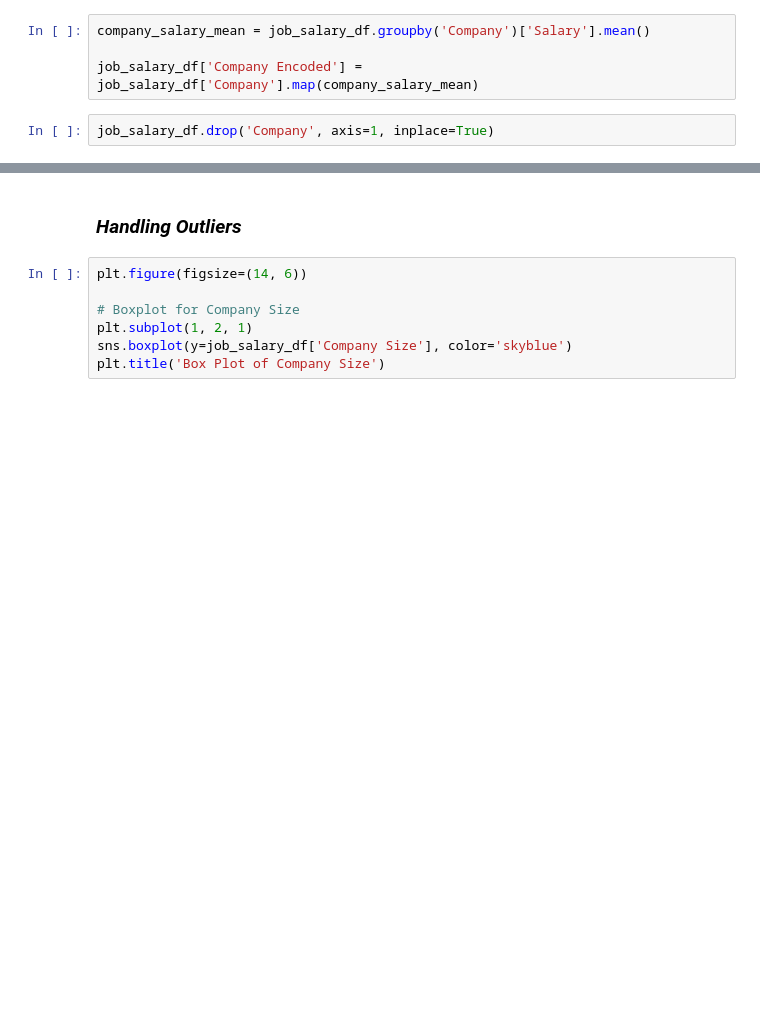
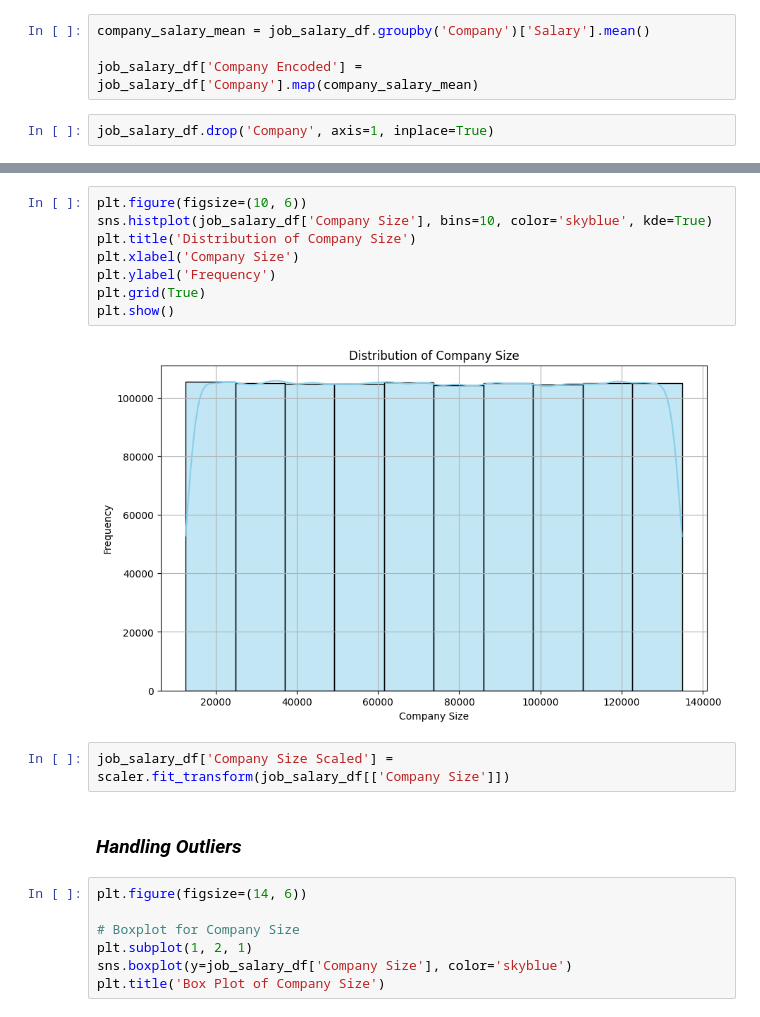
Before and after one commit to Ebio-Raza/Job-Salary-Prediction-Model, a Jupyter notebook: Proj.ipynb, the cells around one changed output, grey strips where cells are left out. Drawn from its saved outputs; the diff is of its cells as text; blank space fills up the shorter version.

```diff
--- a/Proj.ipynb
+++ b/Proj.ipynb
@@ -428,3 +438,15 @@ job_salary_df.drop('Company', axis=1, inplace=True)
+# %%
+plt.figure(figsize=(10, 6))
+sns.histplot(job_salary_df['Company Size'], bins=10, color='skyblue', kde=True)
+plt.title('Distribution of Company Size')
+plt.xlabel('Company Size')
+plt.ylabel('Frequency')
+plt.grid(True)
+plt.show()
+# %% [output]
+[figure, added]
+# %%
+job_salary_df['Company Size Scaled'] = scaler.fit_transform(job_salary_df[['Company Size']])
 # %% [markdown]
 ### ***Handling Outliers***
 # %%
```
Also changed, not shown: parts of 11 cells of this notebook, 2 other files.
